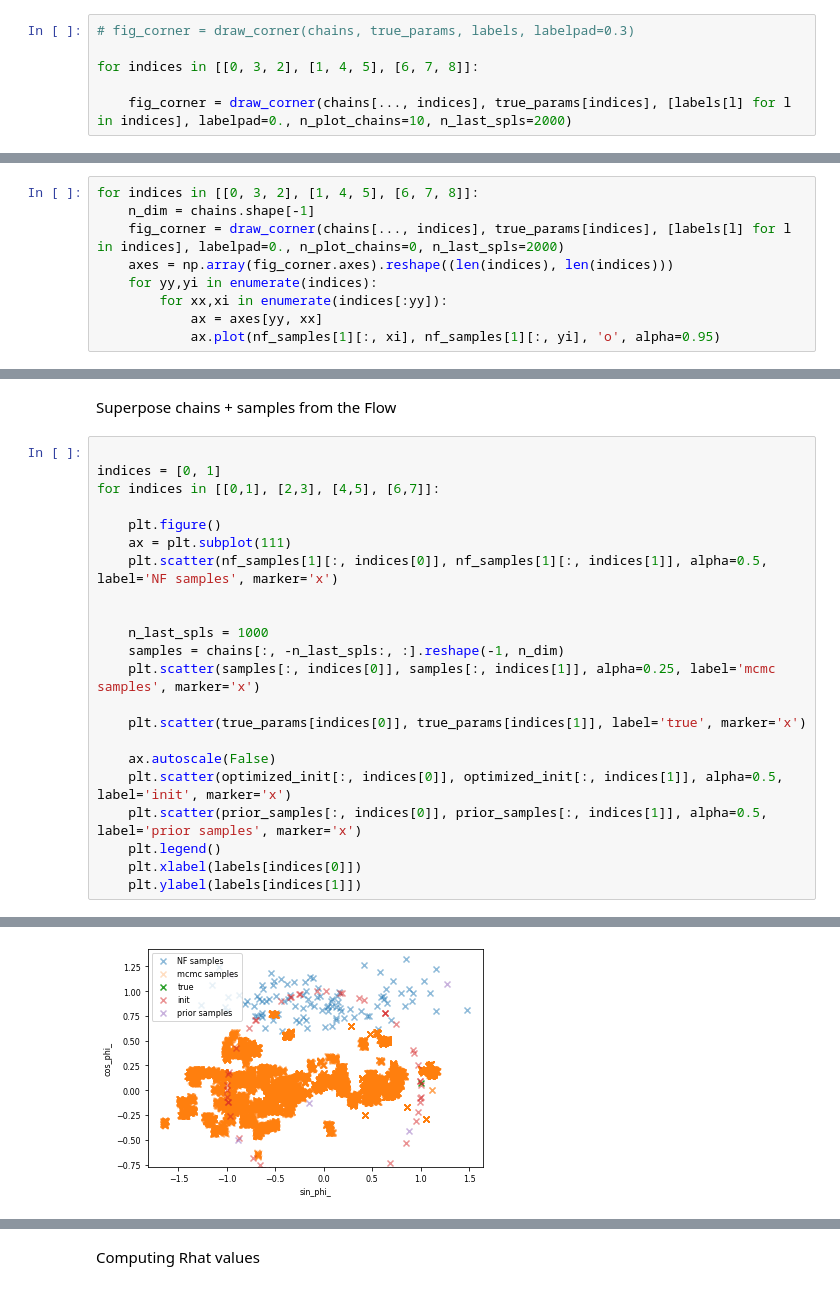
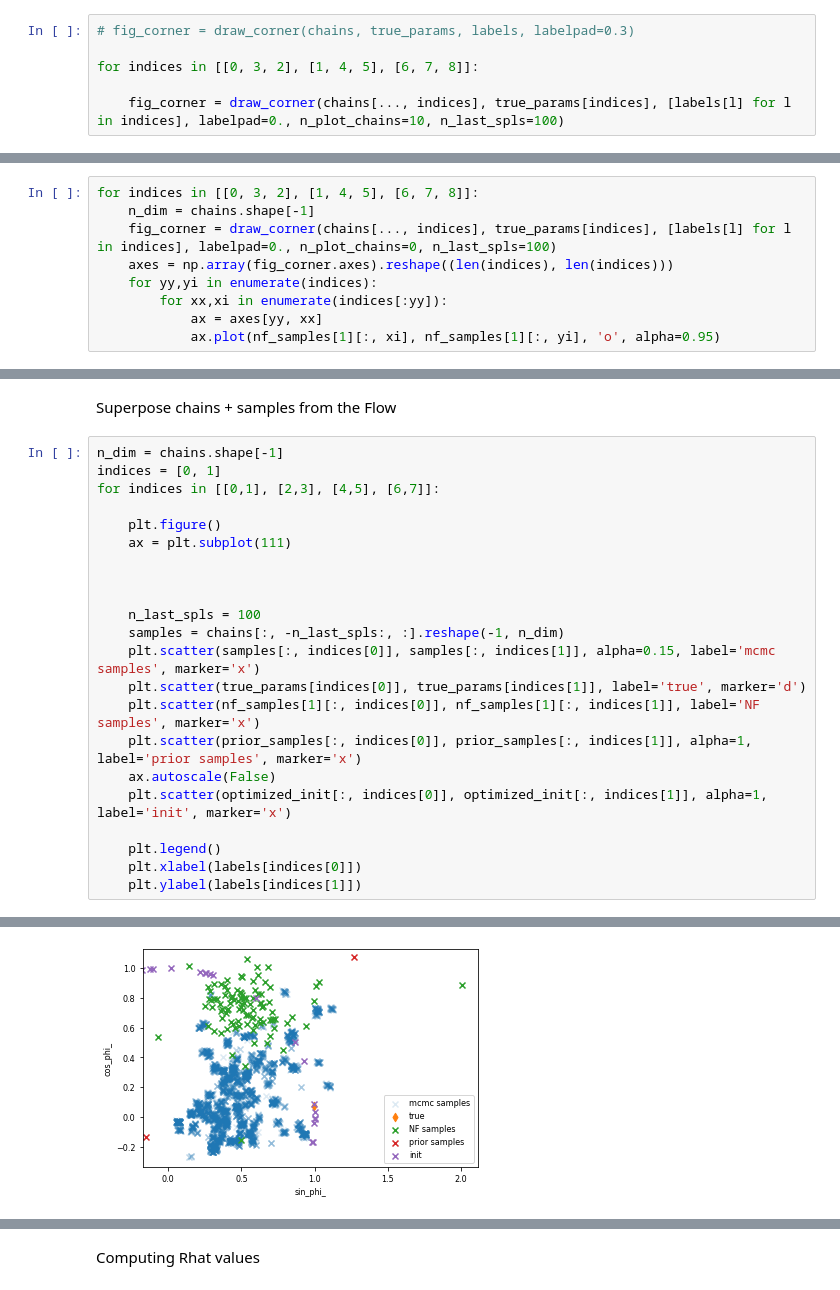
Before and after one commit to mhycheung/flowMC, a Jupyter notebook: example/kepler/visualize.ipynb, the cells around one changed output, grey strips where cells are left out. Drawn from its saved outputs; the diff is of its cells as text.

```diff
--- a/example/kepler/visualize.ipynb
+++ b/example/kepler/visualize.ipynb
@@ -30,5 +32,5 @@ labels = ['v0', 'log_s2', 'log_period', 'log_k', 'sin_phi_',
 
 for indices in [[0, 3, 2], [1, 4, 5], [6, 7, 8]]:
 
-    fig_corner = draw_corner(chains[..., indices], true_params[indices], [labels[l] for l in indices], labelpad=0., n_plot_chains=10, n_last_spls=2000)
+    fig_corner = draw_corner(chains[..., indices], true_params[indices], [labels[l] for l in indices], labelpad=0., n_plot_chains=10, n_last_spls=100)
 # %% [output]
@@ -40,7 +40,7 @@ Superpose chains + samples from the Flow: Currently no overlap
 # %%
 for indices in [[0, 3, 2], [1, 4, 5], [6, 7, 8]]:
     n_dim = chains.shape[-1]
-    fig_corner = draw_corner(chains[..., indices], true_params[indices], [labels[l] for l in indices], labelpad=0., n_plot_chains=0, n_last_spls=2000)
+    fig_corner = draw_corner(chains[..., indices], true_params[indices], [labels[l] for l in indices], labelpad=0., n_plot_chains=0, n_last_spls=100)
     axes = np.array(fig_corner.axes).reshape((len(indices), len(indices)))
     for yy,yi in enumerate(indices):
         for xx,xi in enumerate(indices[:yy]):
@@ -53,24 +53,24 @@ for indices in [[0, 3, 2], [1, 4, 5], [6, 7, 8]]:
 # %% [markdown]
 Superpose chains + samples from the Flow
 # %%
-
+n_dim = chains.shape[-1]
 indices = [0, 1]
 for indices in [[0,1], [2,3], [4,5], [6,7]]:
 
     plt.figure()
     ax = plt.subplot(111)
-    plt.scatter(nf_samples[1][:, indices[0]], nf_samples[1][:, indices[1]], alpha=0.5, label='NF samples', marker='x')
 
 
-    n_last_spls = 1000
+
+    n_last_spls = 100
     samples = chains[:, -n_last_spls:, :].reshape(-1, n_dim)
-    plt.scatter(samples[:, indices[0]], samples[:, indices[1]], alpha=0.25, label='mcmc samples', marker='x')
+    plt.scatter(samples[:, indices[0]], samples[:, indices[1]], alpha=0.15, label='mcmc samples', marker='x')
+    plt.scatter(true_params[indices[0]], true_params[indices[1]], label='true', marker='d')
+    plt.scatter(nf_samples[1][:, indices[0]], nf_samples[1][:, indices[1]], label='NF samples', marker='x')
+    plt.scatter(prior_samples[:, indices[0]], prior_samples[:, indices[1]], alpha=1, label='prior samples', marker='x')
+    ax.autoscale(False)
+    plt.scatter(optimized_init[:, indices[0]], optimized_init[:, indices[1]], alpha=1, label='init', marker='x')
 
-    plt.scatter(true_params[indices[0]], true_params[indices[1]], label='true', marker='x')
-
-    ax.autoscale(False)
-    plt.scatter(optimized_init[:, indices[0]], optimized_init[:, indices[1]], alpha=0.5, label='init', marker='x')
-    plt.scatter(prior_samples[:, indices[0]], prior_samples[:, indices[1]], alpha=0.5, label='prior samples', marker='x')
     plt.legend()
     plt.xlabel(labels[indices[0]])
     plt.ylabel(labels[indices[1]])
@@ -80 +80 @@ for indices in [[0,1], [2,3], [4,5], [6,7]]:
-[figure, old version]
+[figure, new version]
```
Also changed, not shown: parts of 9 cells of this notebook, 2 other files.
